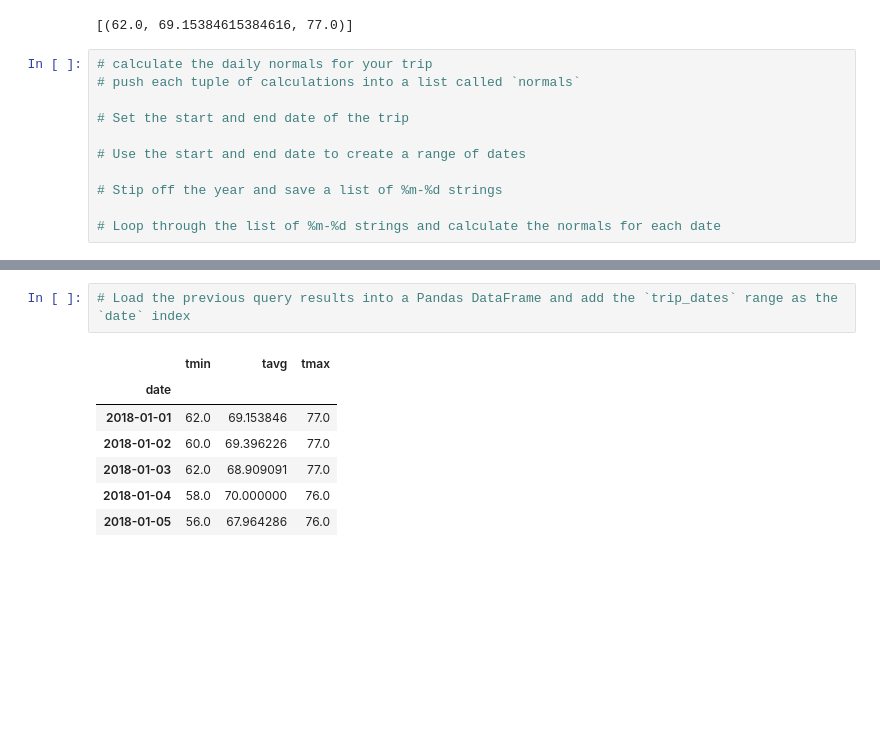
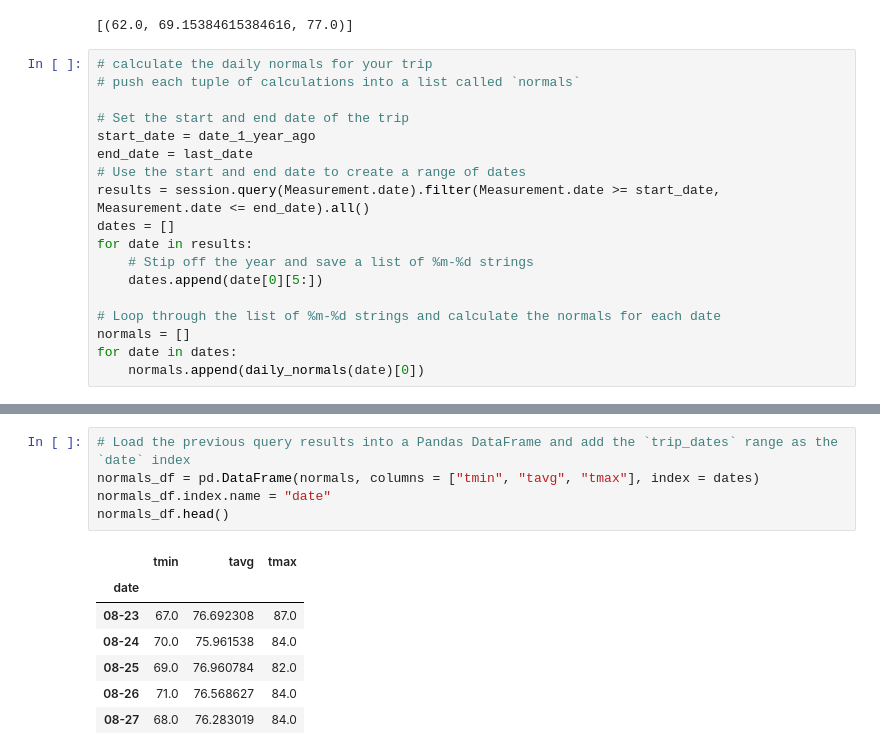
Before and after one commit to chuhaovince/Sqlalchemy-challenge, a Jupyter notebook: climate_starter.ipynb, the cells around one changed output, grey strips where cells are left out. Saved outputs shown, nothing was run; the diff lists cells and outputs as text; blank space fills up the shorter version.

```diff
--- a/climate_starter.ipynb
+++ b/climate_starter.ipynb
@@ -232,9 +194,16 @@ daily_normals("01-01")
 # push each tuple of calculations into a list called `normals`
 
 # Set the start and end date of the trip
-
+start_date = date_1_year_ago
+end_date = last_date
 # Use the start and end date to create a range of dates
-
-# Stip off the year and save a list of %m-%d strings
+results = session.query(Measurement.date).filter(Measurement.date >= start_date, Measurement.date <= end_date).all()
+dates = []
+for date in results:
+    # Stip off the year and save a list of %m-%d strings
+    dates.append(date[0][5:])
 
 # Loop through the list of %m-%d strings and calculate the normals for each date
+normals = []
+for date in dates:
+    normals.append(daily_normals(date)[0])
@@ -249,12 +219,15 @@ daily_normals("01-01")
 # %%
 # Load the previous query results into a Pandas DataFrame and add the `trip_dates` range as the `date` index
+normals_df = pd.DataFrame(normals, columns = ["tmin", "tavg", "tmax"], index = dates)
+normals_df.index.name = "date"
+normals_df.head()
 # %% [output]
 |  | tmin | tavg | tmax |
 | date |  |  |  |
-| 2018-01-01 | 62.0 | 69.153846 | 77.0 |
-| 2018-01-02 | 60.0 | 69.396226 | 77.0 |
-| 2018-01-03 | 62.0 | 68.909091 | 77.0 |
-| 2018-01-04 | 58.0 | 70.000000 | 76.0 |
-| 2018-01-05 | 56.0 | 67.964286 | 76.0 |
+| 08-23 | 67.0 | 76.692308 | 87.0 |
+| 08-24 | 70.0 | 75.961538 | 84.0 |
+| 08-25 | 69.0 | 76.960784 | 82.0 |
+| 08-26 | 71.0 | 76.568627 | 84.0 |
+| 08-27 | 68.0 | 76.283019 | 84.0 |
 # %%
 # Plot the daily normals as an area plot with `stacked=False`
```
Also changed, not shown: parts of 8 cells of this notebook.
